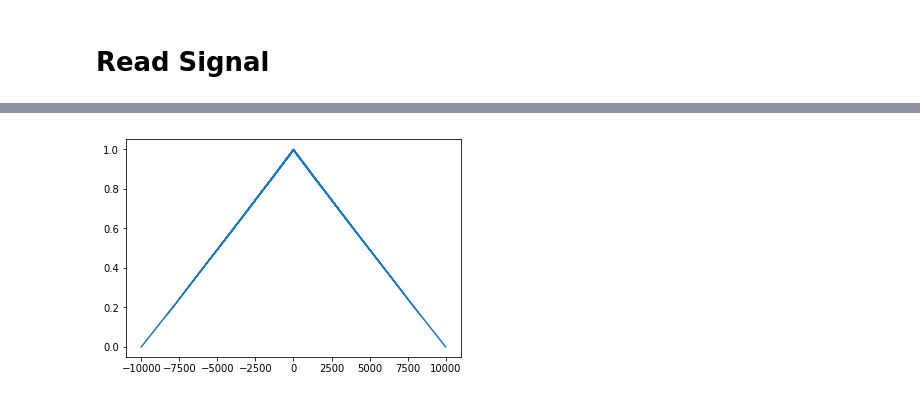
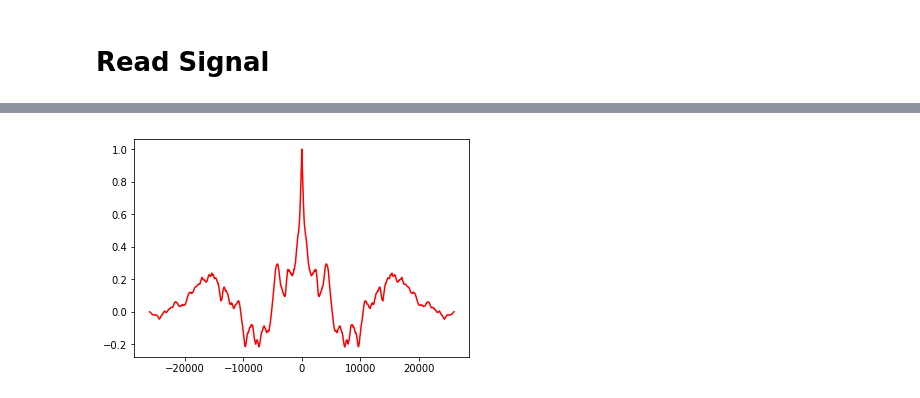
Before and after one commit to PPierzc/PracowniaEEG, a Jupyter notebook: autocorrelate/Cw1.ipynb, the cells around one changed output, grey strips where cells are left out. Drawn from its saved outputs; the diff is of its cells as text; code cells hidden in the pictures.

```diff
--- a/autocorrelate/Cw1.ipynb
+++ b/autocorrelate/Cw1.ipynb
@@ -10,17 +11,17 @@ def autocorrelate(syg, tau=0):
     syg_2 = np.zeros(3*N-2, dtype = 'float')
     syg_2[N-1:2*N-1] = np.copy(syg)
 
-    syg_1 = np.zeros(3*N-2, dtype='float')
+    syg_1 = np.zeros(3*N-2, dtype= 'float')
     syg_1[N+tau:tau+2*N] = syg
 
-    return np.sum(np.dot(syg_1, syg_2))
+    return np.dot(syg_1, syg_2)
 
 def auto_corr_for_tau(syg, low=-10, high=10, normed=True):
     tau = np.arange(low, high)
 
     f_corr = np.zeros(len(tau))
     norm = autocorrelate(syg)
-    print(norm)
+
     for index, t in enumerate(tau):
         f_corr[index] = autocorrelate(syg, t)
 
@@ -64,3 +79,3 @@ def read_signals(filename):
 # %%
-o1 = read_signals('./cw1_otwarte')
+o1 = read_signals('../../../data/cw1_otwarte')
 # %% [output]
@@ -82,0 +89,18 @@ plt.show()
+# %%
+def filter_signal(signal):
+    b_highpass, a_highpass = ss.butter(1, 0.1 / 1024/2, 'highpass')
+    b_lowpass, a_lowpass = ss.butter(4, 40 / 1024/2, 'low')
+    b_notch, a_notch = ss.iirnotch(50 / 1024/2, 30)
+    filt = np.copy(signal)
+    filt = ss.filtfilt(b_notch, a_notch, filt)
+    filt = ss.filtfilt(b_highpass, a_highpass, filt)
+    filt = ss.filtfilt(b_lowpass, a_lowpass, filt)
+    return filt
+# %%
+t = np.arange(0, len(o1)) / 1024
+filt_o1 = filter_signal(o1)[100000:-500000]
+
+plt.figure(figsize=(20, 5))
+plt.plot(t[100000:-500000], filt_o1)
+plt.title('otwarte')
+plt.show()
@@ -83,5 +109,5 @@ plt.show()
 # %%
-plt.plot(*auto_corr_for_tau(_o, -len(_o), len(_o)-1))
+plt.plot(*auto_corr_for_tau(filt_o1, -len(filt_o1), len(filt_o1)-1, normed=True), color='red')
 plt.show()
 # %% [output]
-[figure, old version]
+[figure, new version]
```
Also changed, not shown: parts of 12 cells of this notebook.
